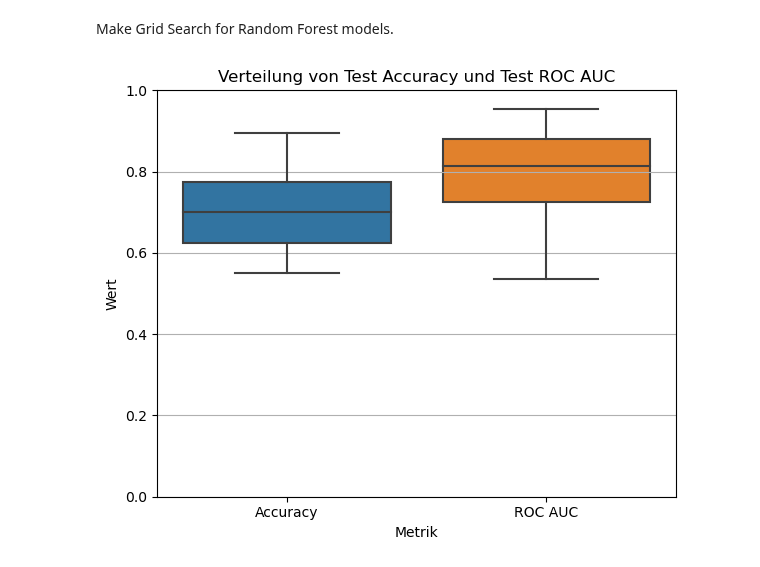
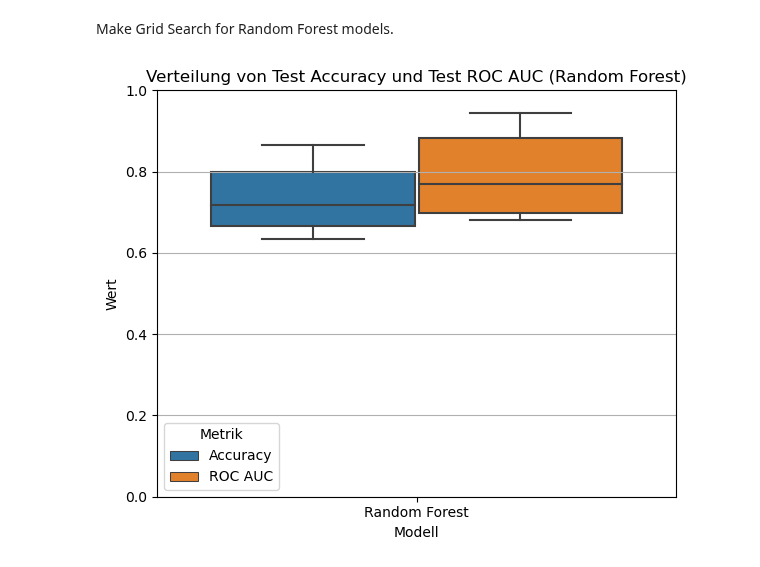
Before and after one commit to FelixFritz02/MasterKL, a Jupyter notebook: AI Numerics/Data Challenge/random_forest.ipynb, the cells around one changed output. Cells and saved outputs as stored; diff of their text form; code cells hidden in the pictures.

```diff
--- a/AI Numerics/Data Challenge/random_forest.ipynb
+++ b/AI Numerics/Data Challenge/random_forest.ipynb
@@ -19,7 +19,7 @@ X = pd.read_pickle('X.pkl')
 y = pd.read_pickle('y.pkl')
 # %%
 inner_cv = KFold(n_splits = 3, shuffle=True,random_state=42)
-outer_cv = KFold(n_splits = 15, shuffle=True,random_state=42)
+outer_cv = StratifiedKFold(n_splits = 10, shuffle=True,random_state=42)
 # %% [markdown]
 Make Grid Search for Random Forest models.
 # %%
@@ -41,22 +41,27 @@ df = pd.DataFrame(scores_RF)
 # %%
 import matplotlib.pyplot as plt
 import seaborn as sns
 import pandas as pd
 
+# Beispiel: DataFrame df aus cross_validate
+# df = pd.DataFrame(scores_RF)
 
 # Daten für Boxplot vorbereiten
 plot_data = pd.DataFrame({
     'Metrik': ['Accuracy'] * len(df) + ['ROC AUC'] * len(df),
-    'Wert': list(df['test_accuracy']) + list(df['test_roc_auc'])
+    'Wert': list(df['test_accuracy']) + list(df['test_roc_auc']),
+    'Modell': ['Random Forest'] * (2 * len(df))  # Dummy-Spalte für konsistente X-Achse
 })
 
-# Boxplot
+# Plot
 plt.figure(figsize=(6, 5))
-sns.boxplot(data=plot_data, x='Metrik', y='Wert')
-plt.title('Verteilung von Test Accuracy und Test ROC AUC')
+sns.boxplot(data=plot_data, x='Modell', y='Wert', hue='Metrik')
+
+plt.title('Verteilung von Test Accuracy und Test ROC AUC (Random Forest)')
 plt.ylim(0.0, 1.0)
 plt.grid(axis='y')
+plt.legend(title='Metrik', loc='lower left')
 plt.tight_layout()
 plt.show()
 # %% [output]
-[figure, old version]
+[figure, new version]
```
Also changed, not shown: parts of 4 cells of this notebook, 3 other files.
